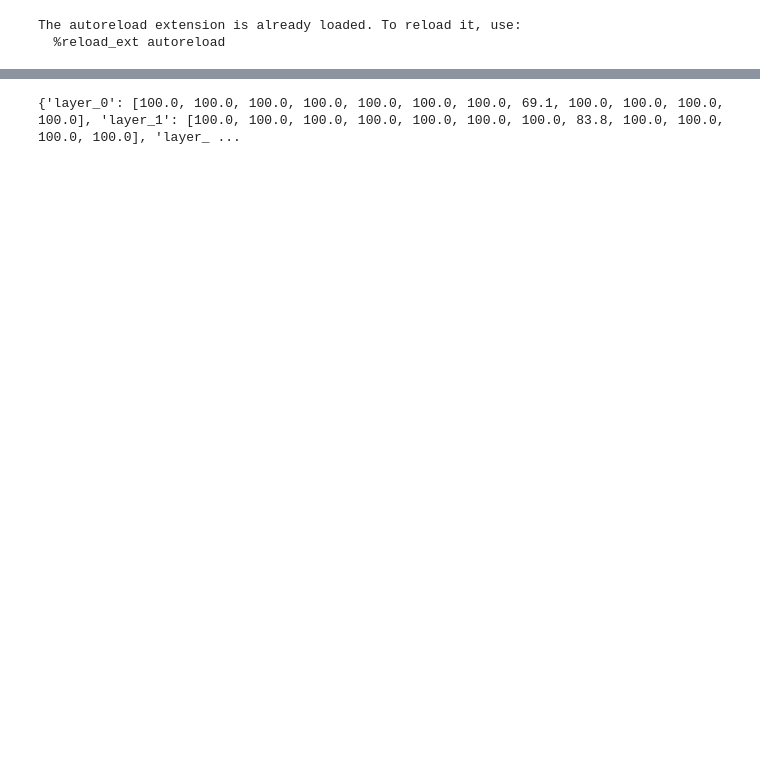
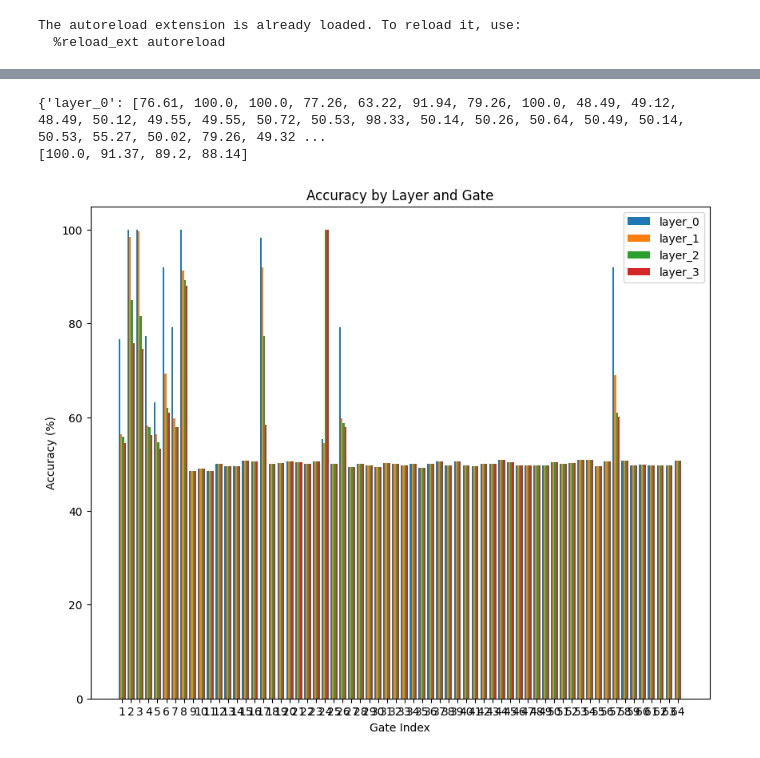
Before and after one commit to tim0120/spar-msp, a Jupyter notebook: quant/probing.ipynb, the cells around one changed output, grey strips where cells are left out. Drawn from its saved outputs; the diff is of its cells as text; code cells hidden in the pictures; blank space fills up the shorter version.

```diff
--- a/quant/probing.ipynb
+++ b/quant/probing.ipynb
@@ -94,6 +119,43 @@ The new W&B backend becomes opt-out in version 0.18.0; try it out with `wandb.re
 # %%
-num_samples = 1000
-accuracies = check_probe_accuracies(hooked_mlp, linear_probes, circuit, num_samples, device="cpu")
+num_samples = 10000
+accuracies = check_probe_accuracies(hooked_mlp, linear_probes, circuit, num_samples, device=device)
 print(accuracies)
+unused_gate_idx = 7
+unused_gate_accuracy = [acc[unused_gate_idx] for acc in accuracies.values()]
+print(unused_gate_accuracy)
 # %% [output]
-{'layer_0': [100.0, 100.0, 100.0, 100.0, 100.0, 100.0, 100.0, 69.1, 100.0, 100.0, 100.0, 100.0], 'layer_1': [100.0, 100.0, 100.0, 100.0, 100.0, 100.0, 100.0, 83.8, 100.0, 100.0, 100.0, 100.0], 'layer_ ...
+{'layer_0': [76.61, 100.0, 100.0, 77.26, 63.22, 91.94, 79.26, 100.0, 48.49, 49.12, 48.49, 50.12, 49.55, 49.55, 50.72, 50.53, 98.33, 50.14, 50.26, 50.64, 50.49, 50.14, 50.53, 55.27, 50.02, 79.26, 49.32 ...
+[100.0, 91.37, 89.2, 88.14]
+# %%
+import matplotlib.pyplot as plt
+import numpy as np
+
+# Assuming 'accuracies' is a dictionary where each key is a layer name and each value is a list of accuracies for each gate in that layer
+layers = list(accuracies.keys())
+num_layers = len(layers)
+num_gates = len(accuracies[layers[0]])  # Assuming all layers have the same number of gates
+
+# Prepare data for plotting
+data = [accuracies[layer] for layer in layers]
+
+fig, ax = plt.subplots()
+
+# Set the x-axis labels
+x = np.arange(num_gates)
+width = 0.2  # the width of the bars
+
+# Plotting
+for i, layer in enumerate(layers):
+    ax.bar(x + i * width, data[i], width, label=layer)
+
+fig.set_size_inches(10, 8)
+ax.set_ylabel('Accuracy (%)')
+ax.set_xlabel('Gate Index')
+ax.set_title('Accuracy by Layer and Gate')
+ax.set_xticks(x + (num_layers - 1) * width / 2)
+ax.set_xticklabels(range(1, num_gates + 1))
+ax.legend()
+
+plt.show()
+# %% [output]
+[figure, added]
```
Also changed, not shown: parts of 7 cells of this notebook, 2 other files.
